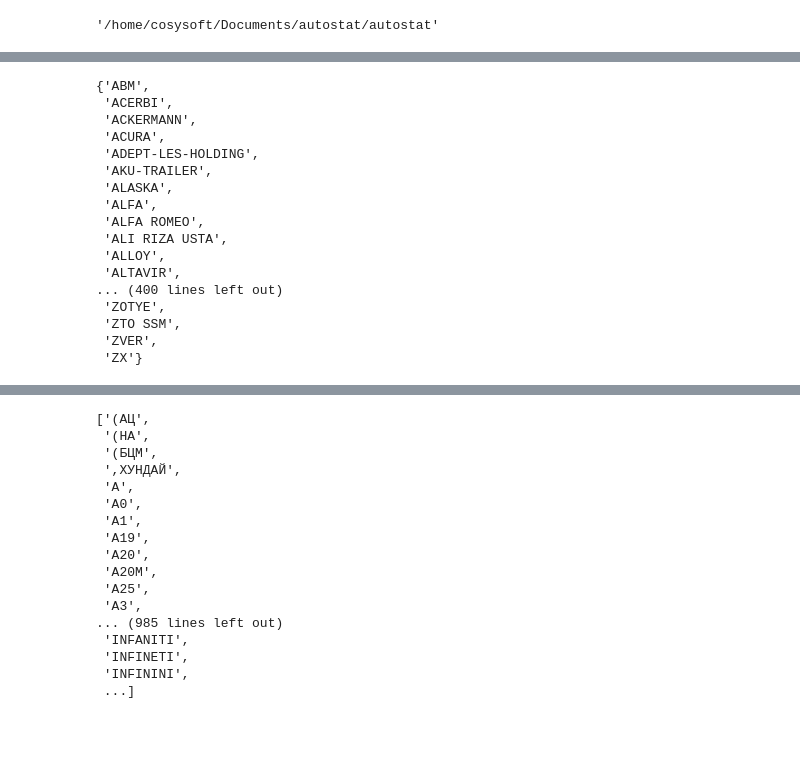
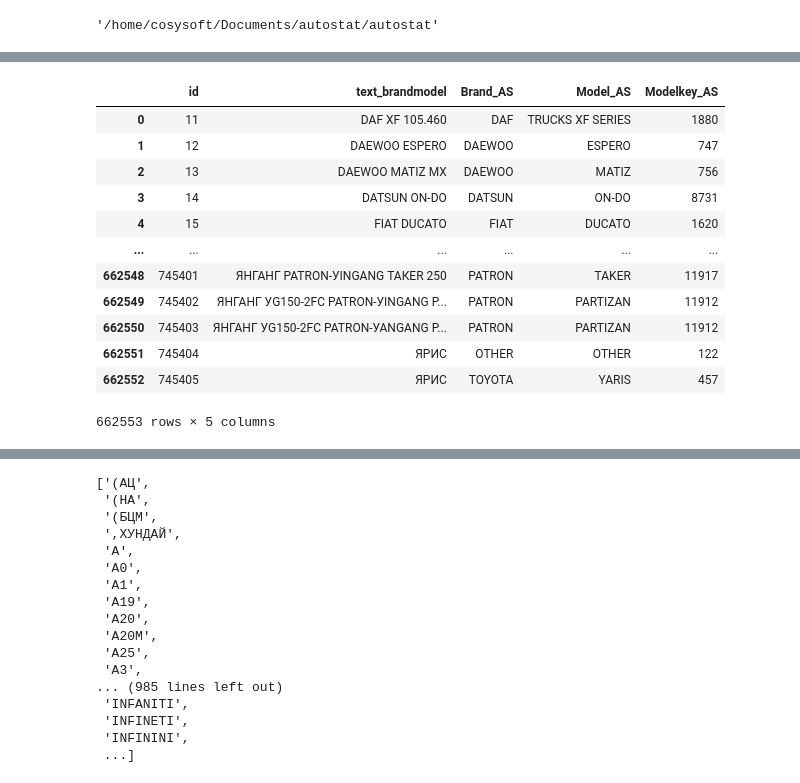
Before and after one commit to dumperize/autostat, a Jupyter notebook: src/notebooks/synonims.ipynb, the cells around one changed output, grey strips where cells are left out. Cells and saved outputs as stored; diff of their text form; code cells hidden in the pictures; blank space fills up the shorter version.

```diff
--- a/src/notebooks/synonims.ipynb
+++ b/src/notebooks/synonims.ipynb
@@ -16,23 +19,32 @@ Requirement already satisfied: setuptools in /home/cosysoft/.local/lib/python3.1
 WARNING: There was an error checking the latest version of pip.
 # %%
 df = pd.read_excel('data/raw/synonim.xlsx')
+# %%
+df
+# %% [output]
+|  | id | text_brandmodel | Brand_AS | Model_AS | Modelkey_AS |
+| 0 | 11 | DАF ХF 105.460 | DAF | TRUCKS XF SERIES | 1880 |
+| 1 | 12 | DАЕWОО ЕSРЕRО | DAEWOO | ESPERO | 747 |
+| 2 | 13 | DАЕWОО МАТIZ МХ | DAEWOO | MATIZ | 756 |
+| 3 | 14 | DАТSUN ОN-DО | DATSUN | ON-DO | 8731 |
+| 4 | 15 | FIАТ DUСАТО | FIAT | DUCATO | 1620 |
+| ... | ... | ... | ... | ... | ... |
+| 662548 | 745401 | ЯНГАНГ РАТRОN-УINGАNG ТАКЕR 250 | PATRON | TAKER | 11917 |
+| 662549 | 745402 | ЯНГАНГ УG150-2FС РАТRОN-УINGАNG Р... | PATRON | PARTIZAN | 11912 |
+| 662550 | 745403 | ЯНГАНГ УG150-2FС РАТRОN-УАNGАNG Р... | PATRON | PARTIZAN | 11912 |
+| 662551 | 745404 | ЯРИС | OTHER | OTHER | 122 |
+| 662552 | 745405 | ЯРИС | TOYOTA | YARIS | 457 |
+662553 rows × 5 columns
 # %%
-set(df['Brand_AS'].values)
+import re
+brands = list(set(df['Brand_AS'].values))
+
+dictionary = {}
+
+for brand in sorted(brands):
+    models = list(set(df[df['Brand_AS'] == brand]['Model_AS'].values))
+    models = map(lambda x: re.sub(r'-'," ", x), models)
+    dictionary[brand] = {
+        "name": brand,
+        "models": sorted(models),
+    }
-# %% [output]
-{'ABM',
- 'ACERBI',
- 'ACKERMANN',
- 'ACURA',
- 'ADEPT-LES-HOLDING',
- 'AKU-TRAILER',
- 'ALASKA',
- 'ALFA',
- 'ALFA ROMEO',
- 'ALI RIZA USTA',
- 'ALLOY',
- 'ALTAVIR',
-... (400 lines left out)
- 'ZOTYE',
- 'ZTO SSM',
- 'ZVER',
- 'ZX'}
```
Also changed, not shown: parts of 7 cells of this notebook, 8 other files.
